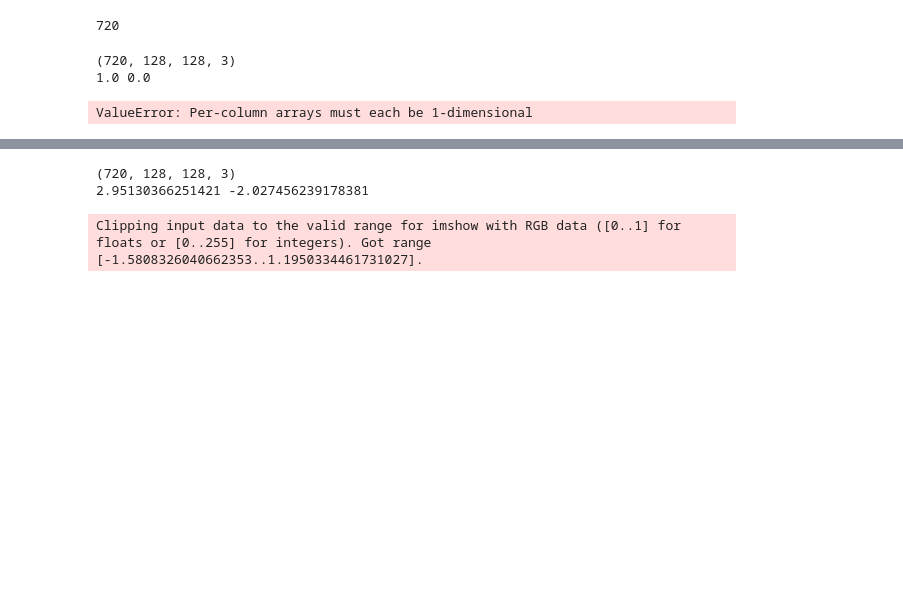
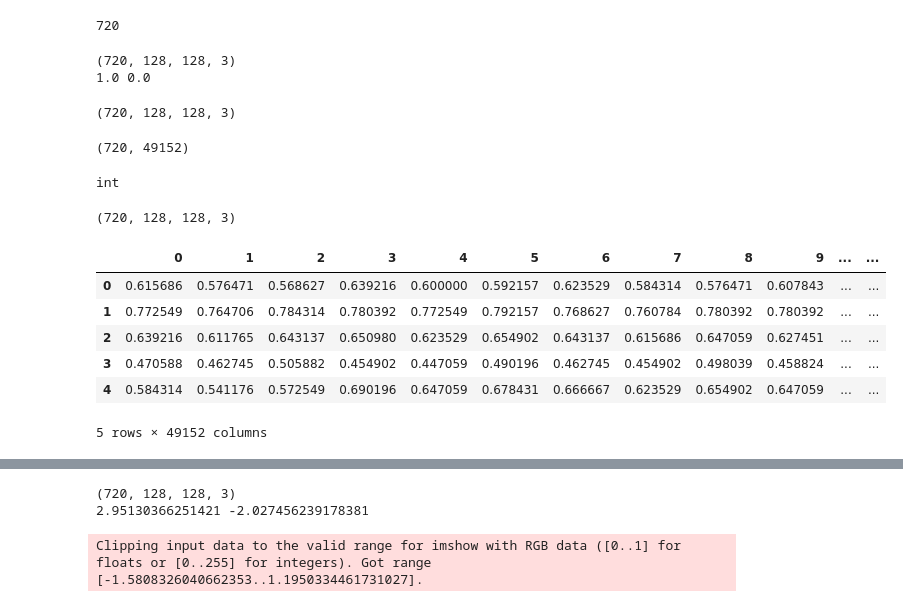
Before and after one commit to gowtham12591/Airflow, a Jupyter notebook: airflow_docker/dags/src/image_classification.ipynb, the cells around one changed output, grey strips where cells are left out. Saved outputs shown, nothing was run; the diff lists cells and outputs as text; code cells hidden in the pictures; blank space fills up the shorter version.

```diff
--- a/airflow_docker/dags/src/image_classification.ipynb
+++ b/airflow_docker/dags/src/image_classification.ipynb
@@ -204,8 +204,32 @@ print(image_norm.max(), image_norm.min())
 # %% [output]
 (720, 128, 128, 3)
 1.0 0.0
+# %%
+image_norm.shape
+# %% [output]
+(720, 128, 128, 3)
+# %%
+image_flatten = image_norm.reshape(image_norm.shape[0], -1)
+image_flatten.shape
+# %% [output]
+(720, 49152)
+# %%
+type(image_flatten.shape[0])
+# %% [output]
+int
+# %%
+image_reshape = image_flatten.reshape(image_flatten.shape[0], 128, 128, 3)
+image_reshape.shape
+# %% [output]
+(720, 128, 128, 3)
 # %%
-df_norm = pd.DataFrame({'image_preprocess_1': image_norm})
+df_norm = pd.DataFrame(image_flatten)
 df_norm.head()
 # %% [output]
+|  | 0 | 1 | 2 | 3 | 4 | 5 | 6 | 7 | 8 | 9 | ... | ... |
+| 0 | 0.615686 | 0.576471 | 0.568627 | 0.639216 | 0.600000 | 0.592157 | 0.623529 | 0.584314 | 0.576471 | 0.607843 | ... | ... |
+| 1 | 0.772549 | 0.764706 | 0.784314 | 0.780392 | 0.772549 | 0.792157 | 0.768627 | 0.760784 | 0.780392 | 0.780392 | ... | ... |
+| 2 | 0.639216 | 0.611765 | 0.643137 | 0.650980 | 0.623529 | 0.654902 | 0.643137 | 0.615686 | 0.647059 | 0.627451 | ... | ... |
+| 3 | 0.470588 | 0.462745 | 0.505882 | 0.454902 | 0.447059 | 0.490196 | 0.462745 | 0.454902 | 0.498039 | 0.458824 | ... | ... |
+| 4 | 0.584314 | 0.541176 | 0.572549 | 0.690196 | 0.647059 | 0.678431 | 0.666667 | 0.623529 | 0.654902 | 0.647059 | ... | ... |
-ValueError: Per-column arrays must each be 1-dimensional
+5 rows × 49152 columns
```
Also changed, not shown: parts of 8 cells of this notebook, 7 other files.
